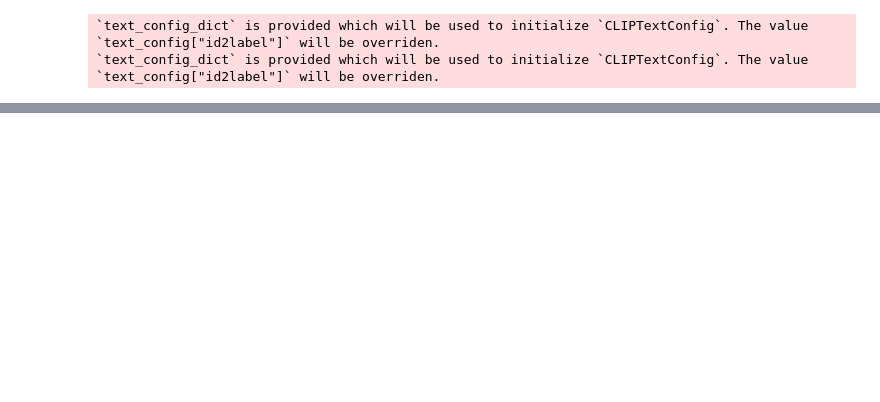
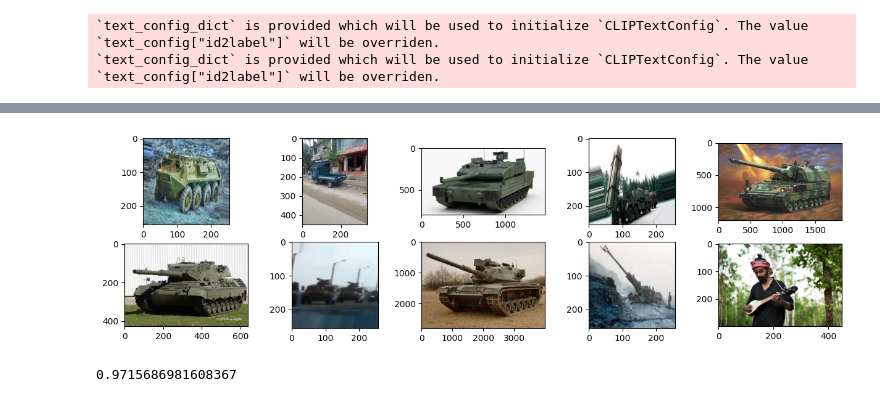
Before and after one commit to ijcruic/rapid-ml-prototyping, a Jupyter notebook: Images/Zero-shot Image Classification.ipynb, the cells around one changed output, grey strips where cells are left out. Drawn from its saved outputs; the diff is of its cells as text; code cells hidden in the pictures; blank space fills up the shorter version.

Commit message:
Updates to ZSL for images
First, full working notebook.

```diff
--- a/Images/Zero-shot Image Classification.ipynb
+++ b/Images/Zero-shot Image Classification.ipynb
@@ -181,0 +378,24 @@ inputs
+# %%
+trained_model = AutoModelForZeroShotImageClassification.from_pretrained("mil_objects_model")
+processor = AutoProcessor.from_pretrained("mil_objects_model")
+classifier = pipeline(model=trained_model, tokenizer=processor, image_processor=processor, task="zero-shot-image-classification", device=0)
+# %%
+img_files = [os.path.join(data_dir,i) for i in np.random.choice(os.listdir(data_dir), size=1000)]
+img_labels = np.max([[1 if i in filename else 0 for i in mil_file_names] for filename in img_files], axis=1)
+
+candidate_labels = ["military vehicle", "soldier", "truck", "car", "boat", "motorcycle", "bus"]
+
+threshold= 0.5
+# %%
+results = classifier(img_files, candidate_labels=candidate_labels)
+# %%
+mil_results = np.array([[i['score'] for i in res if i['label'] in ["military vehicle", "soldier"]] for res in results])
+mil_results_files = [img_files[i] for i in np.where(np.max(mil_results, axis=1) >threshold)[0]]
+# %%
+plot_image_grid([mpimg.imread(i) for i in mil_results_files][:10])
+# %% [output]
+[figure, added]
+# %%
+roc_auc_score(img_labels, np.max(mil_results, axis=1))
+# %% [output]
+0.9715686981608367
```
Also changed, not shown: parts of 43 cells of this notebook.
